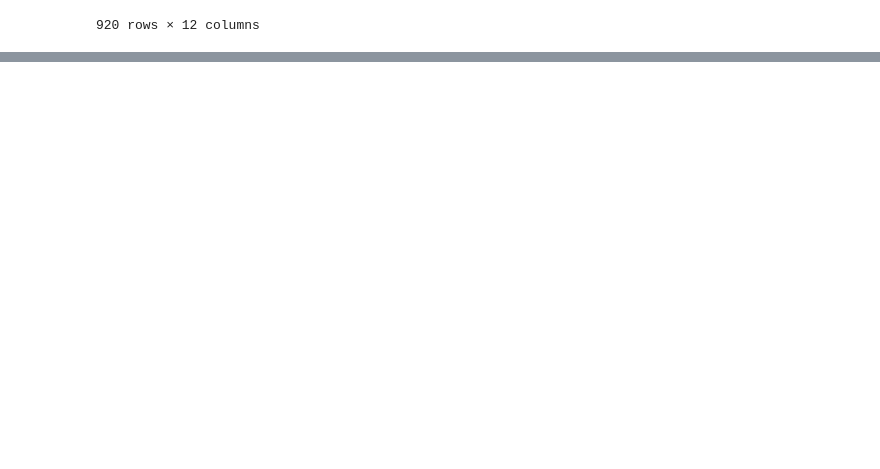
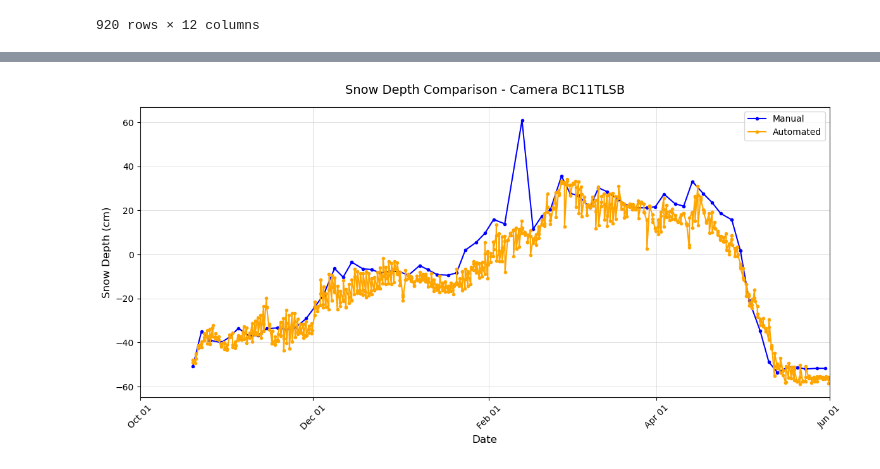
Before and after one commit to catherine-m-breen/snowpoles, a Jupyter notebook: make_timeseries.ipynb, the cells around one changed output, grey strips where cells are left out. Saved outputs shown, nothing was run; the diff lists cells and outputs as text; code cells hidden in the pictures; blank space fills up the shorter version.

```diff
--- a/make_timeseries.ipynb
+++ b/make_timeseries.ipynb
@@ -171,2 +187,2 @@ for i, camera_id in enumerate(unique_cameras):
 # %%
-automated['snow_depth_clean'] = [0 if i < 0 else i for i in automated['snow_depth2']]
+## calculate overall error :
@@ -365,0 +314,63 @@ plt.show()
+# %%
+### just look at camera BCTL11SB -- why is it jumpy?
+
+# Convert datetime column to proper datetime format
+manual['datetime'] = pd.to_datetime(manual['datetime'])
+automated['datetime'] = pd.to_datetime(automated['datetime'])
+
+# Define the date range
+start_date = '2022-10-01'
+end_date = '2023-06-01'
+
+# Filter for camera 'bctl11sb' and date range
+camera_id = 'BC11TLSB'
+manual_filtered = manual[
+    (manual['cameraID'] == camera_id) &
+    (manual['datetime'] >= start_date) &
+    (manual['datetime'] <= end_date)
+].sort_values('datetime')
+
+automated_filtered = automated[
+    (automated['camera_id'] == camera_id) &
+    (automated['datetime'] >= start_date) &
+    (automated['datetime'] <= end_date)
+].sort_values('datetime')
+
+# Define x-axis limits and tick locations
+x_min = datetime(2022, 10, 1)
+x_max = datetime(2023, 6, 1)
+tick_dates = [
+    datetime(2022, 10, 1),
+    datetime(2022, 12, 1),
+    datetime(2023, 2, 1),
+    datetime(2023, 4, 1),
+    datetime(2023, 6, 1)
+]
+
+# Create single plot
+fig, ax = plt.subplots(figsize=(12, 6))
+
+# Plot the data
+ax.plot(manual_filtered['datetime'], manual_filtered['SnowDepths2'],
+        color='blue', linewidth=1.5, marker='o', markersize=3, label='Manual')
+ax.plot(automated_filtered['datetime'], automated_filtered['snow_depth2'],
+        color='orange', linewidth=1.5, marker='o', markersize=3, label='Automated')
+
+# Customize plot
+ax.set_title(f'Snow Depth Comparison - Camera {camera_id}', fontsize=14, pad=15)
+ax.set_xlabel('Date', fontsize=12)
+ax.set_ylabel('Snow Depth (cm)', fontsize=12)
+ax.grid(True, color='lightgrey', linestyle='-', linewidth=0.5)
+ax.set_facecolor('white')
+ax.set_axisbelow(True)
+ax.set_xlim(x_min, x_max)
+ax.set_xticks(tick_dates)
+ax.xaxis.set_major_formatter(mdates.DateFormatter('%b %d'))
+ax.tick_params(axis='x', rotation=45, labelsize=10)
+ax.tick_params(axis='y', labelsize=10)
+ax.legend(loc='upper right', fontsize=10)
+
+plt.tight_layout()
+plt.show()
+# %% [output]
+[figure, added]
```
Also changed, not shown: parts of 16 cells of this notebook, 50 other files.
